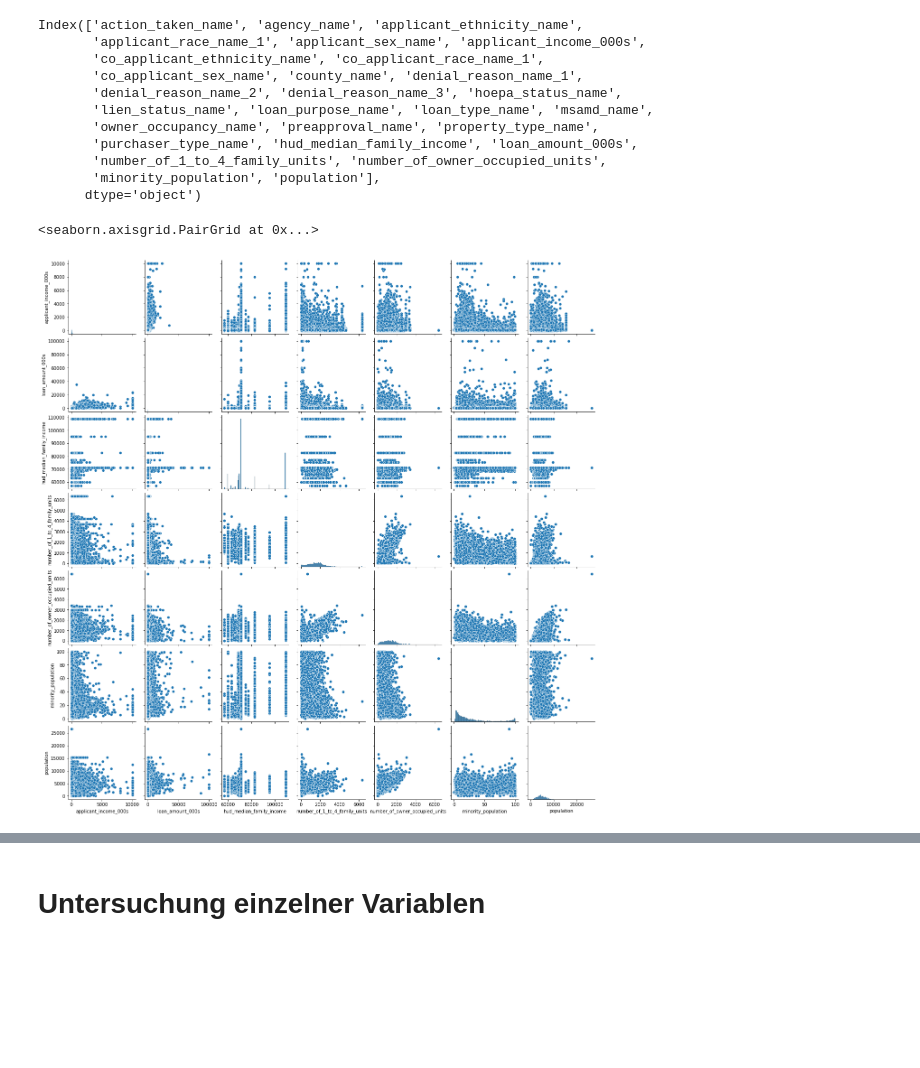
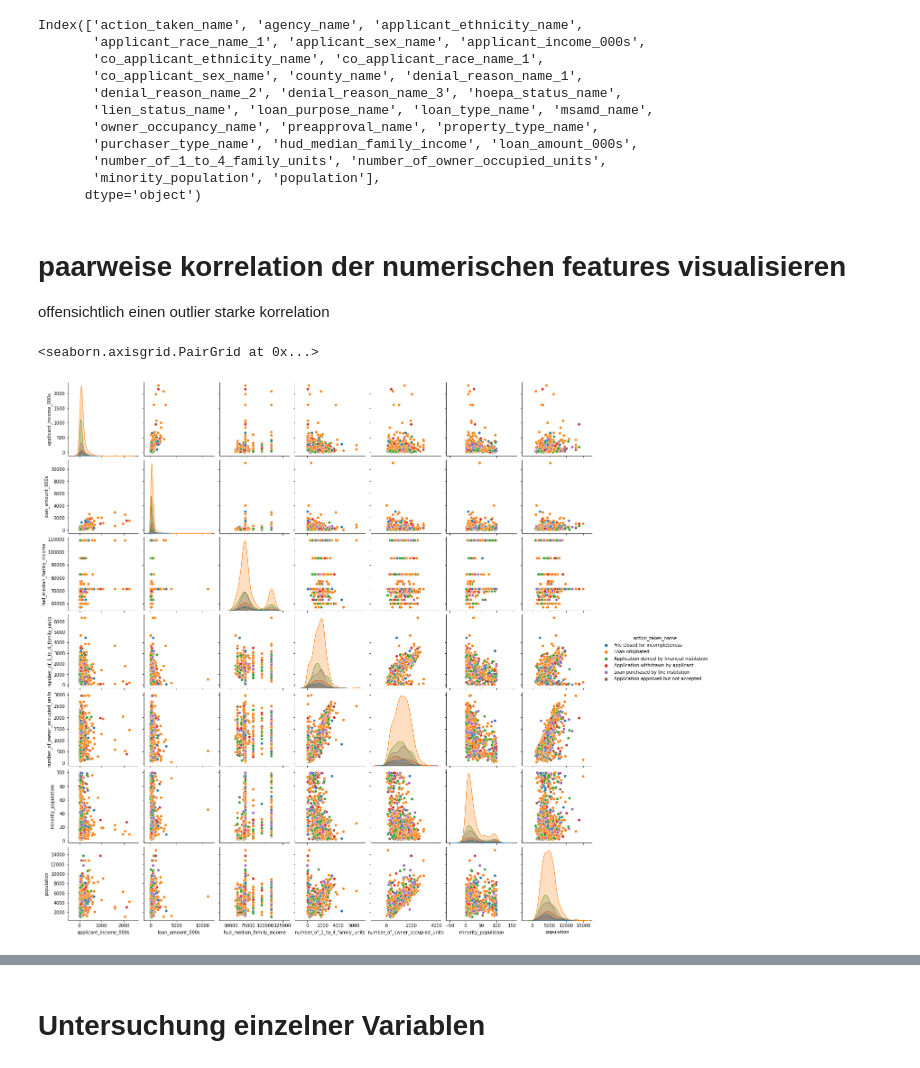
Before and after one commit to mrs-curi0sity/loan_data_challenge, a Jupyter notebook: eda_credit.ipynb, the cells around one changed output, grey strips where cells are left out. Saved outputs shown, nothing was run; the diff lists cells and outputs as text; code cells hidden in the pictures; blank space fills up the shorter version.

```diff
--- a/eda_credit.ipynb
+++ b/eda_credit.ipynb
@@ -108,9 +108,14 @@ Index(['action_taken_name', 'agency_name', 'applicant_ethnicity_name',
        'number_of_1_to_4_family_units', 'number_of_owner_occupied_units',
        'minority_population', 'population'],
       dtype='object')
+# %% [markdown]
+# paarweise korrelation der numerischen features visualisieren
+offensichtlich einen outlier
+starke korrelation
 # %%
-sns.pairplot(df_credit_data[['applicant_income_000s', 'loan_amount_000s', 'hud_median_family_income',
-                'number_of_1_to_4_family_units', 'number_of_owner_occupied_units', 'minority_population', 'population']])
+sns.pairplot(df_credit_data[['action_taken_name', 'applicant_income_000s', 'loan_amount_000s', 'hud_median_family_income',
+                'number_of_1_to_4_family_units', 'number_of_owner_occupied_units', 'minority_population', 'population']].sample(n=1024),
+             hue = 'action_taken_name')
 # %% [output]
 <seaborn.axisgrid.PairGrid at 0x...>
-[figure, old version]
+[figure, new version]
```
Also changed, not shown: parts of 21 cells of this notebook.
